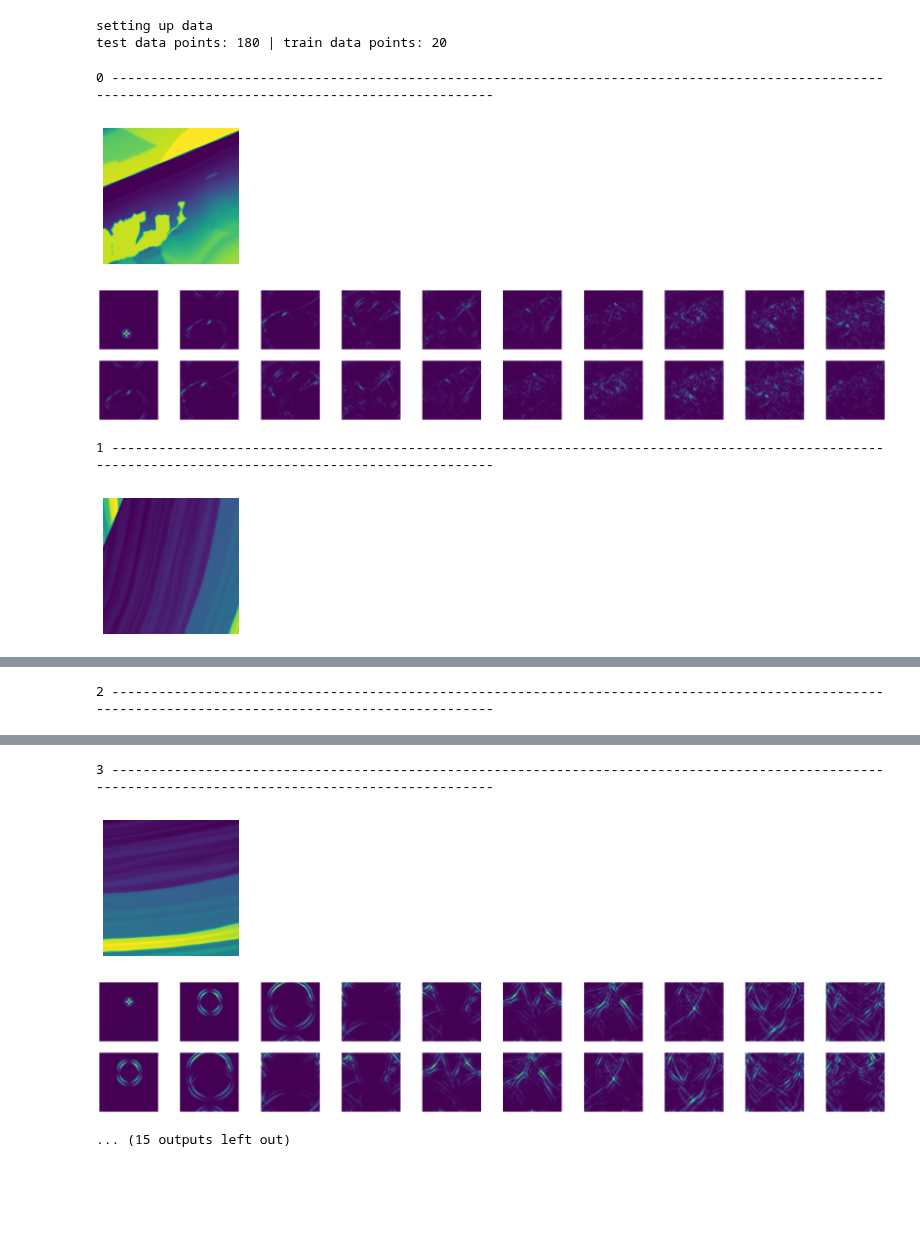
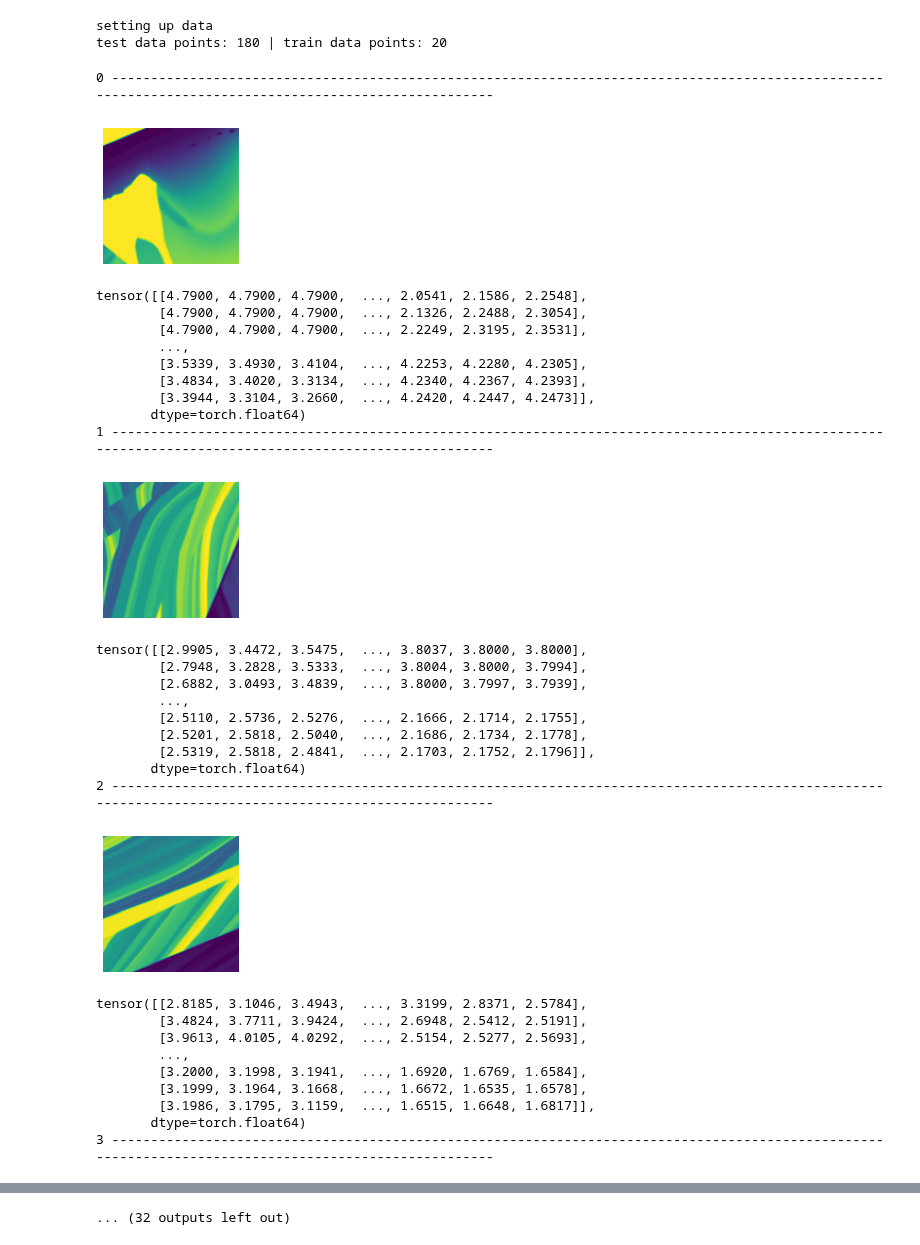
Before and after one commit to utkaiser/masterthesis_code, a Jupyter notebook: analysis/visualize_dataset.ipynb, the cells around one changed output, grey strips where cells are left out. Cells and saved outputs as stored; diff of their text form; code cells hidden in the pictures; blank space fills up the shorter version.

```diff
--- a/analysis/visualize_dataset.ipynb
+++ b/analysis/visualize_dataset.ipynb
@@ -22,38 +22,67 @@ for loader in loaders:
 
         input = data[0]
 
+        # velocity visualization
         plt.figure(figsize = (2.5,2.5))
         plt.imshow(input[0, 0, 3, :, :])
         plt.axis('off')
         plt.show()
-
+        '''
         fig = plt.figure(figsize=(30,5))
 
         for idx in range(10):
 
             #input vis
             u_x, u_y, u_t_c, vel = input[:,idx, 0, :, :], input[:,idx, 1, :, :], input[:,idx, 2, :, :], input[:,idx, 3, :, :]
             sumv = torch.sum(torch.sum(u_x))
             u, ut = wave_util.WaveSol_from_EnergyComponent_tensor(u_x, u_y, u_t_c, vel, f_delta_x, sumv)
 
             ax1 = fig.add_subplot(2,10,idx+1)
             pos1 = ax1.imshow(wave_util.WaveEnergyField_tensor(u[0,:,:],ut[0,:,:],vel[0,:,:],dx)*dx*dx)
             plt.axis('off')
 
             #label vis
             u_x, u_y, u_t_c, vel = input[:,idx+1, 0, :, :], input[:,idx+1, 1, :, :], input[:,idx+1, 2, :, :], input[:,idx+1, 3, :, :]
             sumv = torch.sum(torch.sum(u_x))
             u, ut = wave_util.WaveSol_from_EnergyComponent_tensor(u_x, u_y, u_t_c, vel, f_delta_x, sumv)
 
             ax2 = fig.add_subplot(2,10,idx+11)
             pos2 = ax2.imshow(wave_util.WaveEnergyField_tensor(u[0,:,:],ut[0,:,:],vel[0,:,:],dx))
             plt.axis('off')
 
 
         plt.show()
+        '''
+        print(input[0, 0, 3, :, :])
 # %% [output]
 0 ------------------------------------------------------------------------------------------------------------------------------------------------------
-[figure, old version]
+[figure, new version]
+tensor([[4.7900, 4.7900, 4.7900,  ..., 2.0541, 2.1586, 2.2548],
+        [4.7900, 4.7900, 4.7900,  ..., 2.1326, 2.2488, 2.3054],
+        [4.7900, 4.7900, 4.7900,  ..., 2.2249, 2.3195, 2.3531],
+        ...,
+        [3.5339, 3.4930, 3.4104,  ..., 4.2253, 4.2280, 4.2305],
+        [3.4834, 3.4020, 3.3134,  ..., 4.2340, 4.2367, 4.2393],
+        [3.3944, 3.3104, 3.2660,  ..., 4.2420, 4.2447, 4.2473]],
+       dtype=torch.float64)
+1 ------------------------------------------------------------------------------------------------------------------------------------------------------
-[figure, old version]
+[figure, new version]
-1 ------------------------------------------------------------------------------------------------------------------------------------------------------
+tensor([[2.9905, 3.4472, 3.5475,  ..., 3.8037, 3.8000, 3.8000],
+        [2.7948, 3.2828, 3.5333,  ..., 3.8004, 3.8000, 3.7994],
+        [2.6882, 3.0493, 3.4839,  ..., 3.8000, 3.7997, 3.7939],
+        ...,
+        [2.5110, 2.5736, 2.5276,  ..., 2.1666, 2.1714, 2.1755],
+        [2.5201, 2.5818, 2.5040,  ..., 2.1686, 2.1734, 2.1778],
+        [2.5319, 2.5818, 2.4841,  ..., 2.1703, 2.1752, 2.1796]],
+       dtype=torch.float64)
+2 ------------------------------------------------------------------------------------------------------------------------------------------------------
-[figure, old version]
+[figure, new version]
+tensor([[2.8185, 3.1046, 3.4943,  ..., 3.3199, 2.8371, 2.5784],
+        [3.4824, 3.7711, 3.9424,  ..., 2.6948, 2.5412, 2.5191],
+        [3.9613, 4.0105, 4.0292,  ..., 2.5154, 2.5277, 2.5693],
+        ...,
+        [3.2000, 3.1998, 3.1941,  ..., 1.6920, 1.6769, 1.6584],
+        [3.1999, 3.1964, 3.1668,  ..., 1.6672, 1.6535, 1.6578],
+        [3.1986, 3.1795, 3.1159,  ..., 1.6515, 1.6648, 1.6817]],
+       dtype=torch.float64)
+3 ------------------------------------------------------------------------------------------------------------------------------------------------------
@@ -61 +89,0 @@ for loader in loaders:
-2 ------------------------------------------------------------------------------------------------------------------------------------------------------
@@ -64,4 +110 @@ for loader in loaders:
-3 ------------------------------------------------------------------------------------------------------------------------------------------------------
-[figure, removed]
-[figure, removed]
-... (15 outputs left out)
+... (32 outputs left out)
```
Also changed, not shown: parts of 7 cells of this notebook, 8 other files.
